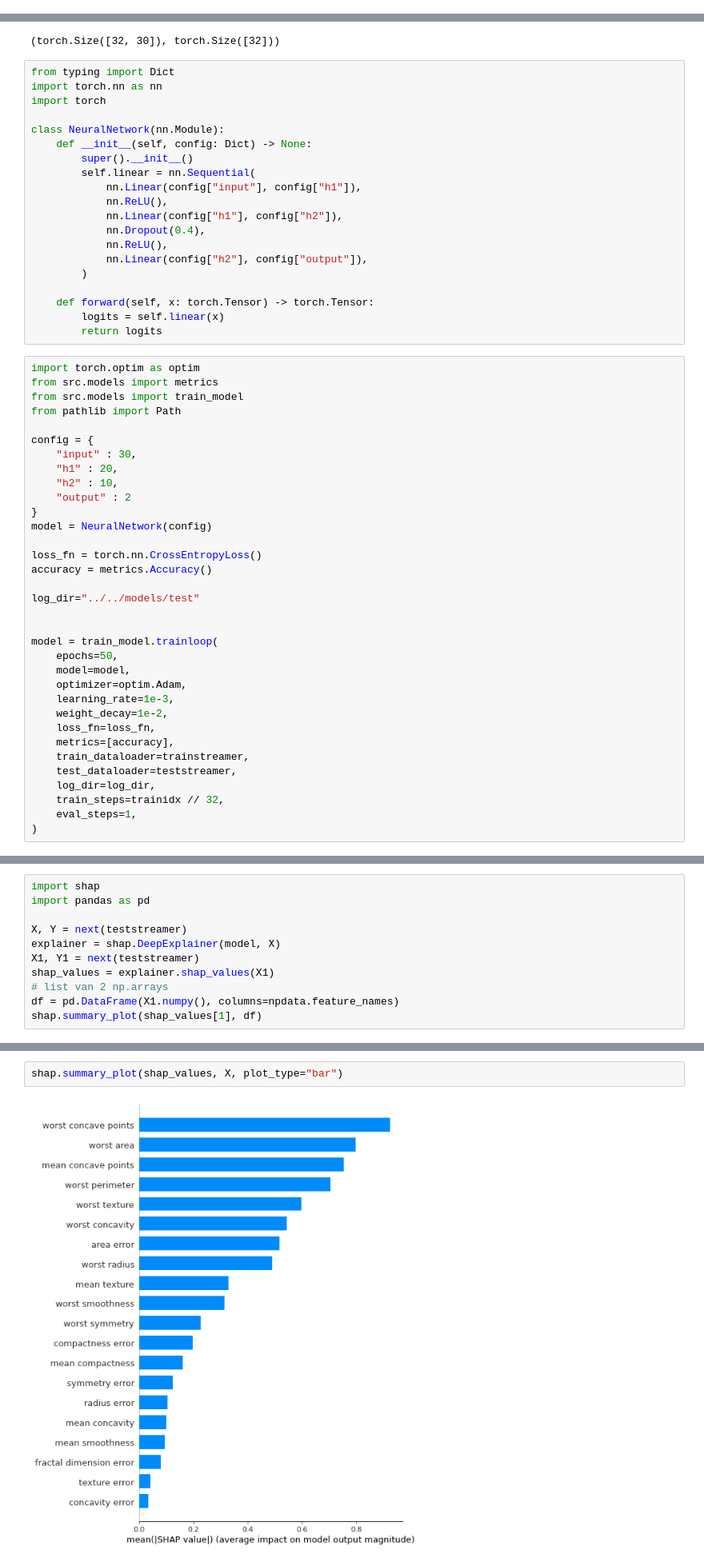
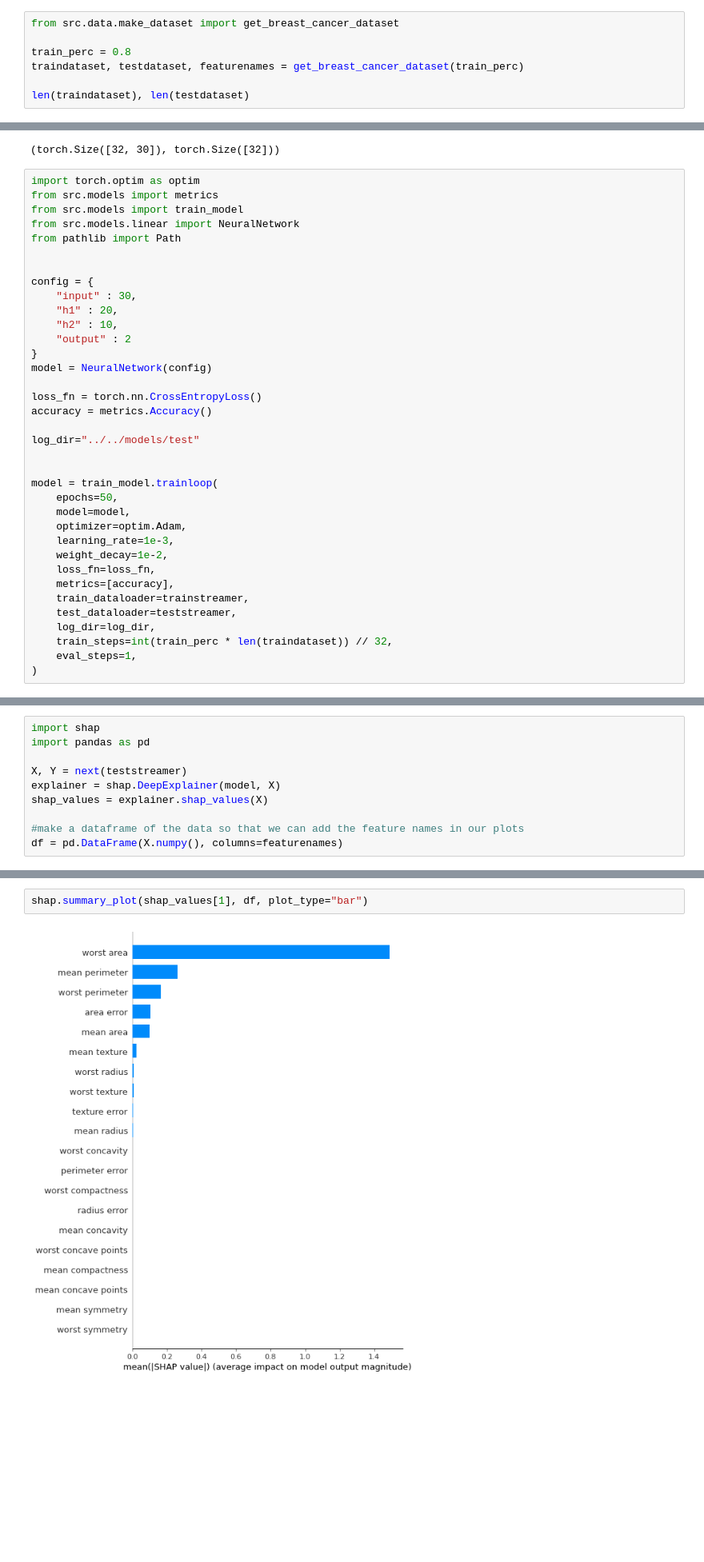
Before and after one commit to raoulg/MADS-MachineLearning-course, a Jupyter notebook: notebooks/7_explainable/01_deepclassification.ipynb, the cells around one changed output, grey strips where cells are left out. Shown at 80% size. Cells and saved outputs as stored; diff of their text form; blank space fills up the shorter version.

Commit message:
deepclassification explainer

```diff
--- a/notebooks/7_explainable/01_deepclassification.ipynb
+++ b/notebooks/7_explainable/01_deepclassification.ipynb
@@ -46,0 +20,7 @@ len(traindataset), len(testdataset)
+# %%
+from src.data.make_dataset import get_breast_cancer_dataset
+
+train_perc = 0.8
+traindataset, testdataset, featurenames = get_breast_cancer_dataset(train_perc)
+
+len(traindataset), len(testdataset)
@@ -58,31 +42,13 @@ X, Y = next(trainstreamer)
 X.shape, Y.shape
 # %% [output]
 (torch.Size([32, 30]), torch.Size([32]))
-# %%
-from typing import Dict
-import torch.nn as nn
-import torch
-
-class NeuralNetwork(nn.Module):
-    def __init__(self, config: Dict) -> None:
-        super().__init__()
-        self.linear = nn.Sequential(
-            nn.Linear(config["input"], config["h1"]),
-            nn.ReLU(),
-            nn.Linear(config["h1"], config["h2"]),
-            nn.Dropout(0.4),
-            nn.ReLU(),
-            nn.Linear(config["h2"], config["output"]),
-        )
-
-    def forward(self, x: torch.Tensor) -> torch.Tensor:
-        logits = self.linear(x)
-        return logits
 # %%
 import torch.optim as optim
 from src.models import metrics
 from src.models import train_model
+from src.models.linear import NeuralNetwork
 from pathlib import Path
+
 
 config = {
     "input" : 30,
@@ -109,7 +75,7 @@ model = train_model.trainloop(
     train_dataloader=trainstreamer,
     test_dataloader=teststreamer,
     log_dir=log_dir,
-    train_steps=trainidx // 32,
+    train_steps=int(train_perc * len(traindataset)) // 32,
     eval_steps=1,
 )
 # %% [output]
@@ -136,10 +106,9 @@ import pandas as pd
 
 X, Y = next(teststreamer)
 explainer = shap.DeepExplainer(model, X)
-X1, Y1 = next(teststreamer)
-shap_values = explainer.shap_values(X1)
-# list van 2 np.arrays
-df = pd.DataFrame(X1.numpy(), columns=npdata.feature_names)
-shap.summary_plot(shap_values[1], df)
+shap_values = explainer.shap_values(X)
+
+#make a dataframe of the data so that we can add the feature names in our plots
+df = pd.DataFrame(X.numpy(), columns=featurenames)
 # %% [output]
 Using a non-full backward hook when the forward contains multiple autograd Nodes is deprecated and will be removed in future versions. This hook will be missing some grad_input. Please use register_fu ...
@@ -229,9 +171,9 @@ shap.force_plot(explainer.expected_value, shap_values, X)
 
 This takes the average of the SHAP value magnitudes across the dataset and plots it as a simple bar chart.
 # %%
-shap.summary_plot(shap_values, X, plot_type="bar")
+shap.summary_plot(shap_values[1], df, plot_type="bar")
 # %% [output]
-[figure, old version]
+[figure, new version]
 # %% [markdown]
 ### SHAP Summary Plot
 
```
Also changed, not shown: parts of 30 cells of this notebook.
